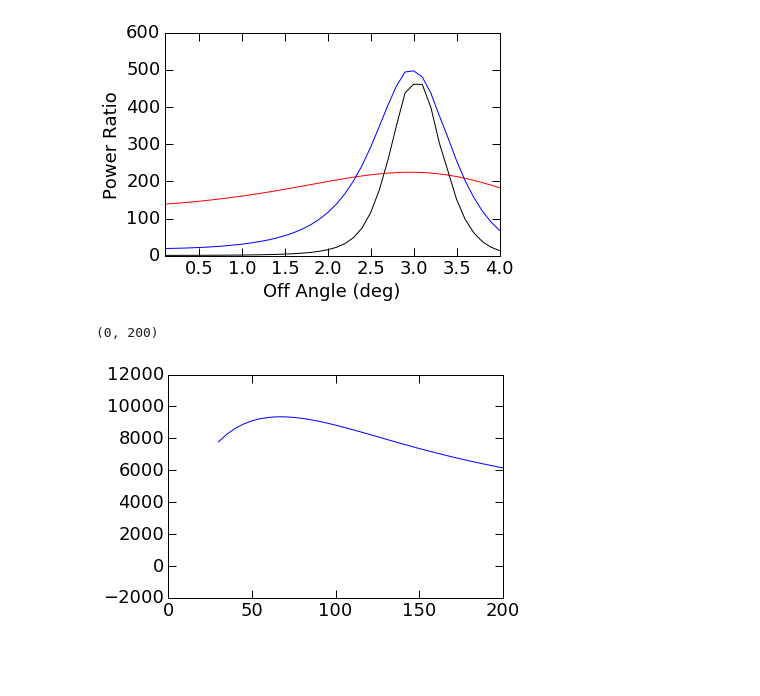
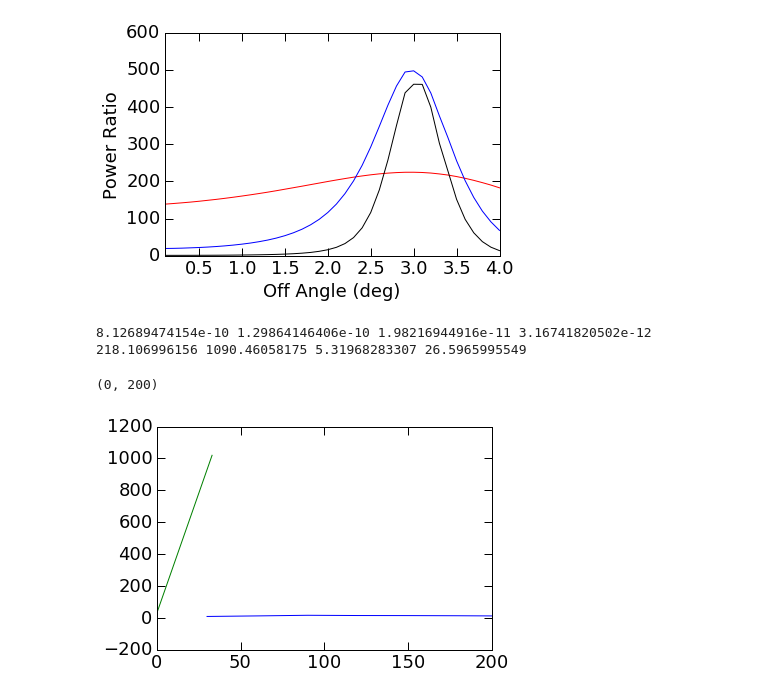
Before and after one commit to swissel/nutau_acceptance, a Jupyter notebook: 03_Detector/Mountain Top Efield Pulses Shared.ipynb, the cells around one changed output. Cells and saved outputs as stored; diff of their text form; code cells hidden in the pictures; blank space fills up the shorter version.

```diff
--- a/03_Detector/Mountain Top Efield Pulses Shared.ipynb
+++ b/03_Detector/Mountain Top Efield Pulses Shared.ipynb
@@ -126,8 +134,7 @@ def bandpassed_coherent_sum_signal(fstart,fstop):
     return time, efield_filt
 
 def peak_power_td(voltage):
-    #return np.max(voltage**2)/Z_L
-    return (np.max(voltage))**2/Z_L
+    return (np.max(abs(voltage)))**2/Z_L
 
 def coherent_power_sum_voltage_td(voltage):
     return np.sum(voltage**2)/Z_L
@@ -145,19 +152,36 @@ def voltage(offangle, fstart, fstop, gain):
     volt = fft.irfft(voltage_fft)
     return time, volt, freq, voltage_fft
 
+
+def efield(offangle, fstart, fstop):
+    time, off_angle_efield_filt = bandpassed_signal(offangle, fstart, fstop)
+    efield_fft = fft.rfft(off_angle_efield_filt)
+    return time, off_angle_efield_filt, freq, efield_fft
+
+def bandpassed_efield_per_angle(fstart, fstop, gain=1, td=True):
+    coherent_signal_sum = 0.
+    peakefield_offangles = []
+
+    for offangle in range(1,41,1):
+        time, ef, freq, ef_fft = efield(offangle, fstart, fstop)
+        peakefield_offangles.append(max(abs(ef)))
+
+    peakefield_offangles = np.array(peakefield_offangles)
+
+    return np.arange(0.1, 4.1,0.1), peakefield_offangles
+
 def bandpassed_power_per_angle(fstart, fstop, gain=1, td=True):
     coherent_signal_sum = 0.
     power_offangles = []
 
     for offangle in range(1,41,1):
         time, volt, freq, voltage_fft = voltage(offangle, fstart, fstop, gain)
-        #power_offangles.append(coherent_power_sum_voltage_td(volt, time[1]-time[0]))
         N = len(volt)
         dt = time[1] - time[0]
-        #fft_norm = np.sqrt(2)/np.sqrt(N) # sqrt(2) accounts for real part of specturm
+
         if( td):
-            power_offangles.append(coherent_power_sum_voltage_td(volt ))
-            #power_offangles.append(peak_power_td(volt ))
+            #power_offangles.append(coherent_power_sum_voltage_td(volt ))
+            power_offangles.append(peak_power_td(volt))
         else:
             power_offangles.append(coherent_power_sum_voltage_fd(voltage_fft))
 
@@ -227,9 +265,17 @@ def beam_power_ratio(fstart=0., fstop=0):
     incoherent_noise_sum = noise_power(fstart, fstop)
     pratio = coherent_signal_sum / incoherent_noise_sum
     return pratio, coherent_signal_sum, incoherent_noise_sum
+# %%
+pratio_low, signal_power_low, nosie_power_low = beam_power_ratio(30e6, 80e6)
+pratio_high, signal_power_high, nosie_power_high = beam_power_ratio(300e6, 1200e6)
+print signal_power_low, signal_power_high, signal_power_low/41., signal_power_high/41.
+print pratio_low, pratio_high, pratio_low/41., pratio_high/41.
+# %% [output]
+8.12689474154e-10 1.29864146406e-10 1.98216944916e-11 3.16741820502e-12
+218.106996156 1090.46058175 5.31968283307 26.5965995549
 # %%
 #scan start frequency
-start_frequencies = np.arange(30e6, 1050e6, 5e6)
+start_frequencies = np.arange(30e6, 1050e6, 30e6)
 
 pratios = []
 noise_powers = []
@@ -243,12 +289,13 @@ for sf in start_frequencies:
     #print cf/1e6, bw/1e6, fstart/1e6, fstop/1e6
 
     pratio, signal_power, noise = beam_power_ratio(fstart=fstart, fstop=fstop)
-    pratios.append(pratio)
+    pratios.append(pratio/41)
     noise_powers.append(noise)
     signal_powers.append(signal_power)
 # %%
 pyp.plot(start_frequencies/1e6,pratios)
+pyp.plot(start_frequencies/1e6, )
 pyp.xlim(0,200)
 # %% [output]
 (0, 200)
-[figure, old version]
+[figure, new version]
```
Also changed, not shown: parts of 10 cells of this notebook.
